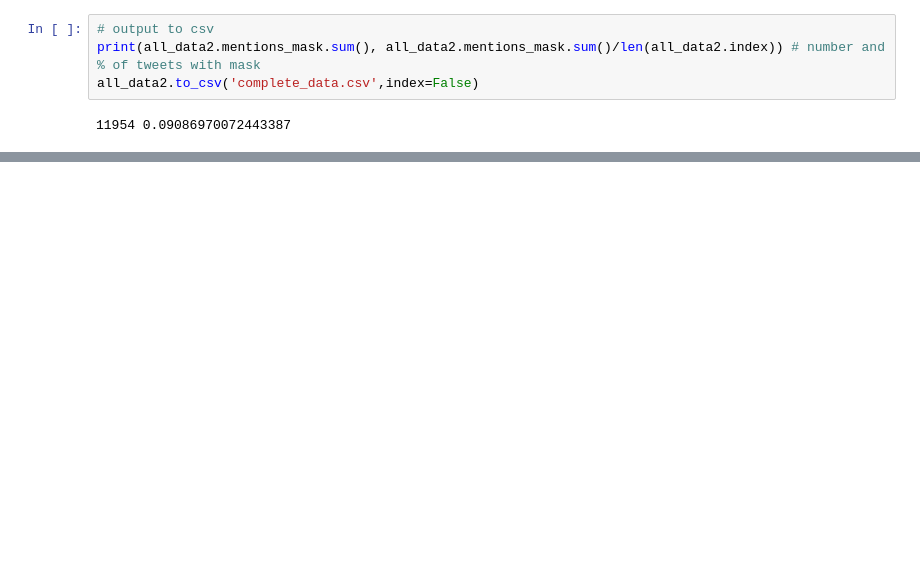
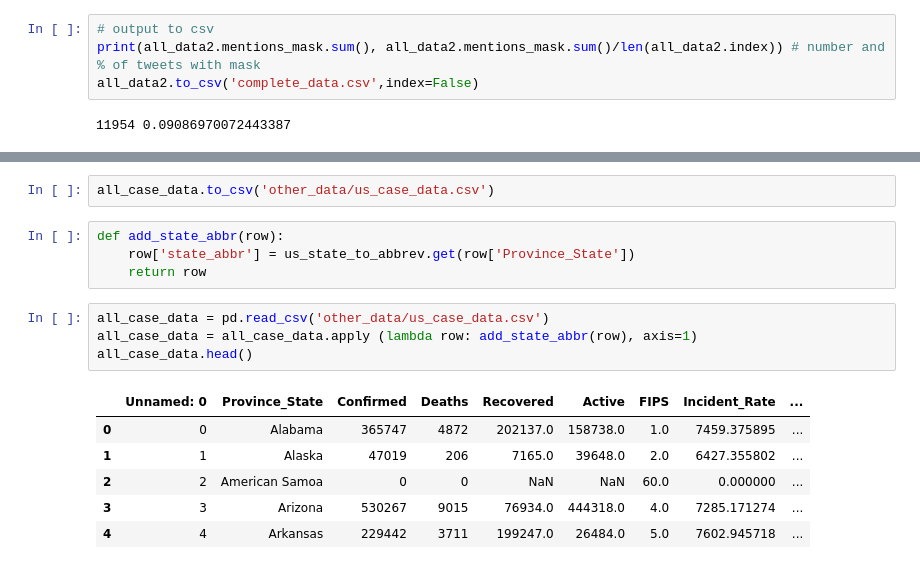
Before and after one commit to tylerwu2222/SM148_Project, a Jupyter notebook: feature_engineering.ipynb, the cells around one changed output, grey strips where cells are left out. Drawn from its saved outputs; the diff is of its cells as text; blank space fills up the shorter version.

Commit message:
merged case data

```diff
--- a/feature_engineering.ipynb
+++ b/feature_engineering.ipynb
@@ -345,0 +364,17 @@ all_data2.to_csv('complete_data.csv',index=False)
+# %%
+all_case_data.to_csv('other_data/us_case_data.csv')
+# %%
+def add_state_abbr(row):
+    row['state_abbr'] = us_state_to_abbrev.get(row['Province_State'])
+    return row
+# %%
+all_case_data = pd.read_csv('other_data/us_case_data.csv')
+all_case_data = all_case_data.apply (lambda row: add_state_abbr(row), axis=1)
+all_case_data.head()
+# %% [output]
+|  | Unnamed: 0 | Province_State | Confirmed | Deaths | Recovered | Active | FIPS | Incident_Rate | ... |
+| 0 | 0 | Alabama | 365747 | 4872 | 202137.0 | 158738.0 | 1.0 | 7459.375895 | ... |
+| 1 | 1 | Alaska | 47019 | 206 | 7165.0 | 39648.0 | 2.0 | 6427.355802 | ... |
+| 2 | 2 | American Samoa | 0 | 0 | NaN | NaN | 60.0 | 0.000000 | ... |
+| 3 | 3 | Arizona | 530267 | 9015 | 76934.0 | 444318.0 | 4.0 | 7285.171274 | ... |
+| 4 | 4 | Arkansas | 229442 | 3711 | 199247.0 | 26484.0 | 5.0 | 7602.945718 | ... |
```
Also changed, not shown: parts of 7 cells of this notebook, 3 other files.
